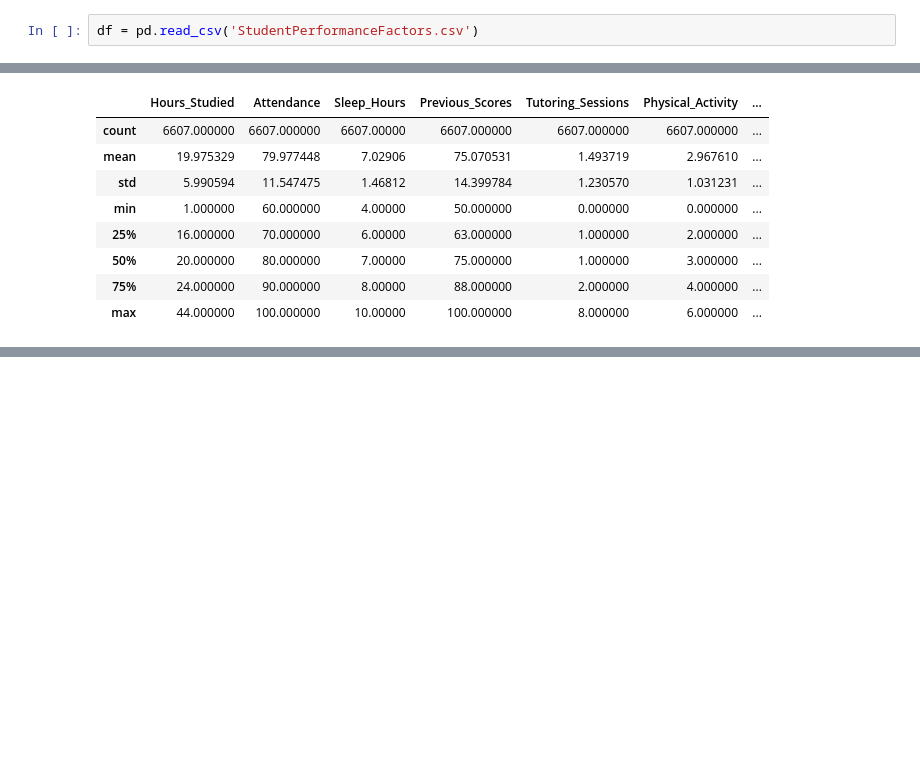
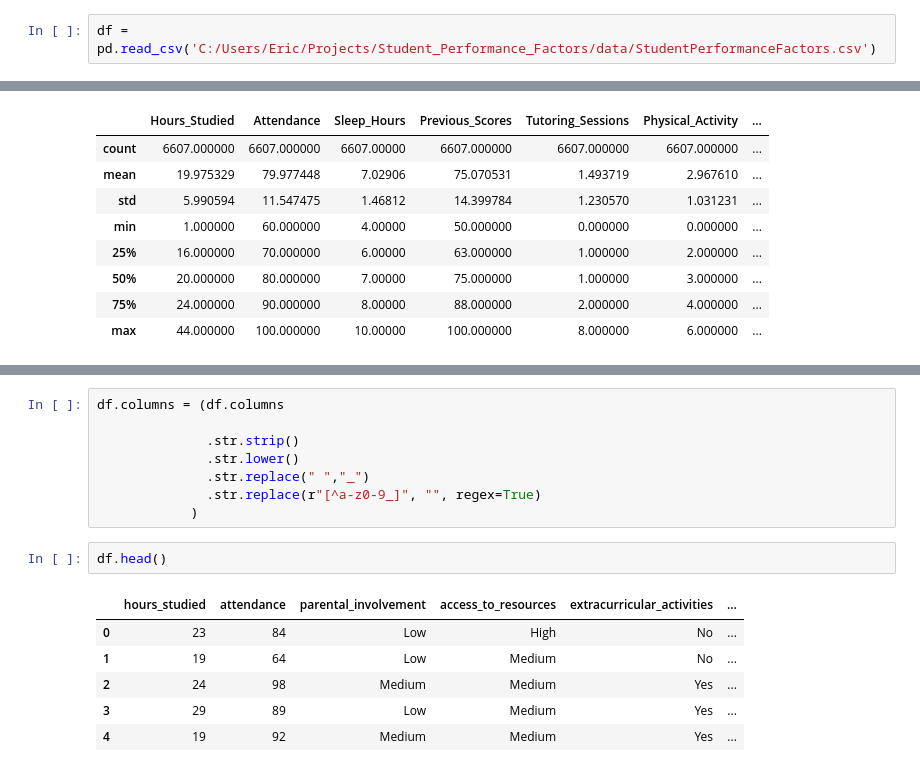
Before and after one commit to eeeare-eyesee/Student_Performance_Project, a Jupyter notebook: Student_Performance_Factors.ipynb, the cells around one changed output, grey strips where cells are left out. Drawn from its saved outputs; the diff is of its cells as text; blank space fills up the shorter version.

Commit message:
performed additional data cleaning

```diff
--- a/Student_Performance_Factors.ipynb
+++ b/Student_Performance_Factors.ipynb
@@ -1,7 +1,7 @@
 # %%
 import pandas as pd
 # %%
-df = pd.read_csv('StudentPerformanceFactors.csv')
+df = pd.read_csv('C:/Users/Eric/Projects/Student_Performance_Factors/data/StudentPerformanceFactors.csv')
 # %%
 df.head()
 # %% [output]
@@ -65,0 +86,17 @@ df.describe()
+# %%
+df.columns = (df.columns
+
+              .str.strip()
+              .str.lower()
+              .str.replace(" ","_")
+              .str.replace(r"[^a-z0-9_]", "", regex=True)
+            )
+# %%
+df.head()
+# %% [output]
+|  | hours_studied | attendance | parental_involvement | access_to_resources | extracurricular_activities | ... |
+| 0 | 23 | 84 | Low | High | No | ... |
+| 1 | 19 | 64 | Low | Medium | No | ... |
+| 2 | 24 | 98 | Medium | Medium | Yes | ... |
+| 3 | 29 | 89 | Low | Medium | Yes | ... |
+| 4 | 19 | 92 | Medium | Medium | Yes | ... |
```
Also changed, not shown: parts of 14 cells of this notebook.
